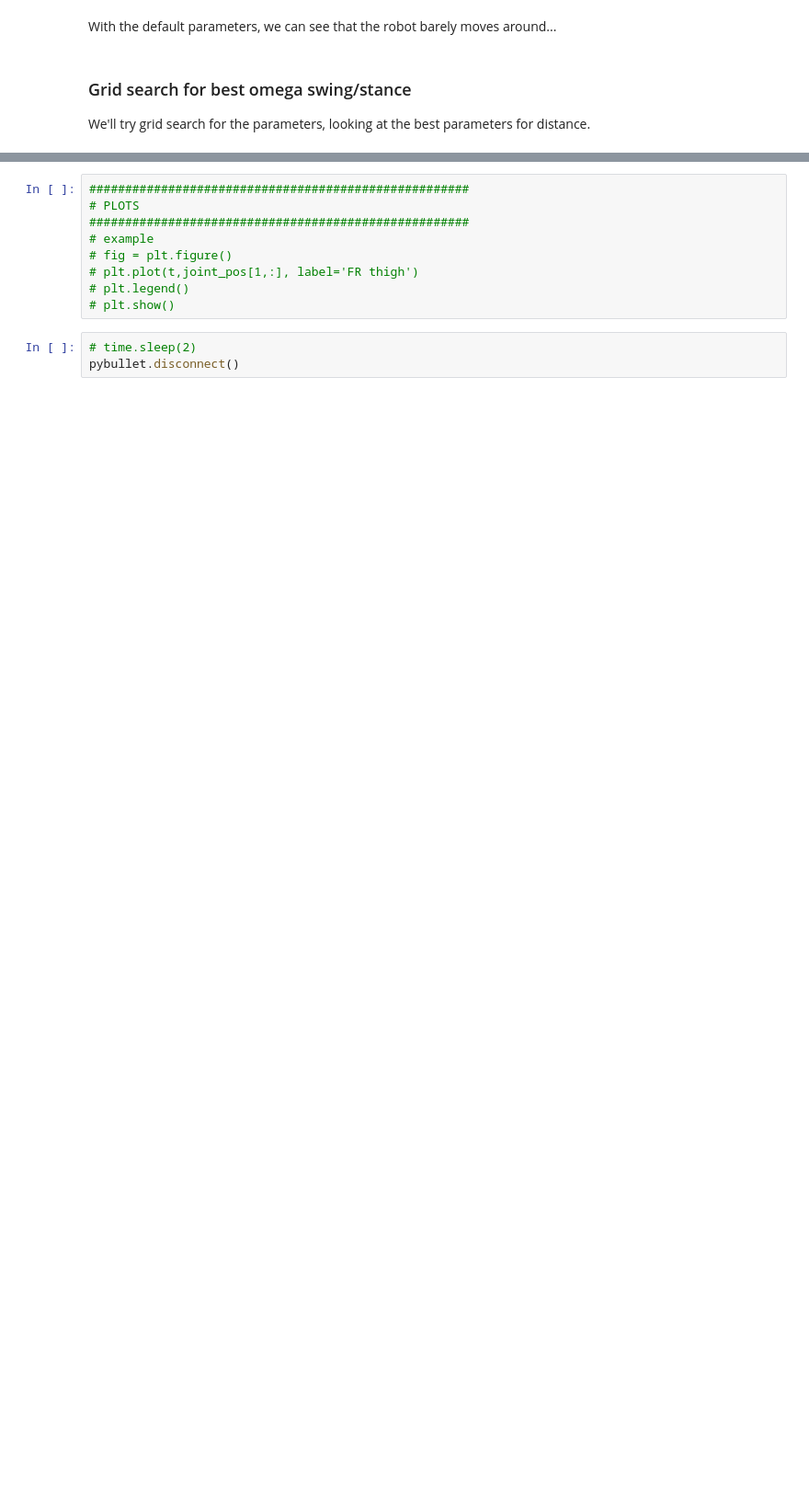
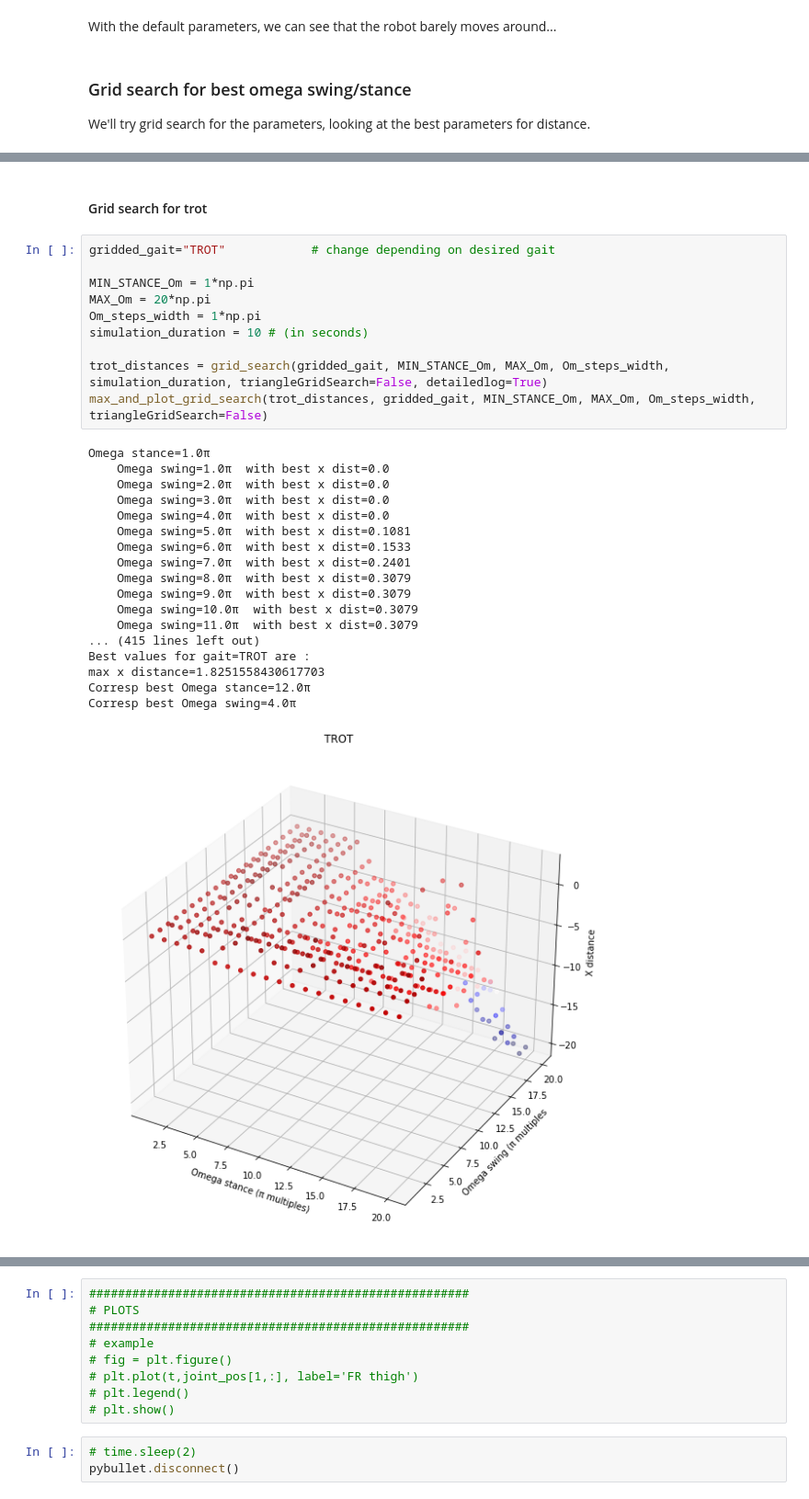
Before and after one commit to theophanemayaud/EPFL-MA-MICRO507-LeggedRobots, a Jupyter notebook: CentralPatternGenerator.ipynb, the cells around one changed output, grey strips where cells are left out. Shown at 92% size. Saved outputs shown, nothing was run; the diff lists cells and outputs as text; blank space fills up the shorter version.

```diff
--- a/CentralPatternGenerator.ipynb
+++ b/CentralPatternGenerator.ipynb
@@ -407,0 +465,31 @@ Corresp best Omega swing=15.2π
+# %% [markdown]
+#### Grid search for trot
+# %%
+gridded_gait="TROT"            # change depending on desired gait
+
+MIN_STANCE_Om = 1*np.pi
+MAX_Om = 20*np.pi
+Om_steps_width = 1*np.pi
+simulation_duration = 10 # (in seconds)
+
+trot_distances = grid_search(gridded_gait, MIN_STANCE_Om, MAX_Om, Om_steps_width, simulation_duration, triangleGridSearch=False, detailedlog=True)
+max_and_plot_grid_search(trot_distances, gridded_gait, MIN_STANCE_Om, MAX_Om, Om_steps_width, triangleGridSearch=False)
+# %% [output]
+Omega stance=1.0π
+    Omega swing=1.0π  with best x dist=0.0
+    Omega swing=2.0π  with best x dist=0.0
+    Omega swing=3.0π  with best x dist=0.0
+    Omega swing=4.0π  with best x dist=0.0
+    Omega swing=5.0π  with best x dist=0.1081
+    Omega swing=6.0π  with best x dist=0.1533
+    Omega swing=7.0π  with best x dist=0.2401
+    Omega swing=8.0π  with best x dist=0.3079
+    Omega swing=9.0π  with best x dist=0.3079
+    Omega swing=10.0π  with best x dist=0.3079
+    Omega swing=11.0π  with best x dist=0.3079
+... (415 lines left out)
+Best values for gait=TROT are :
+max x distance=1.8251558430617703
+Corresp best Omega stance=12.0π
+Corresp best Omega swing=4.0π
+[figure, added]
```
Also changed, not shown: parts of 34 cells of this notebook.
